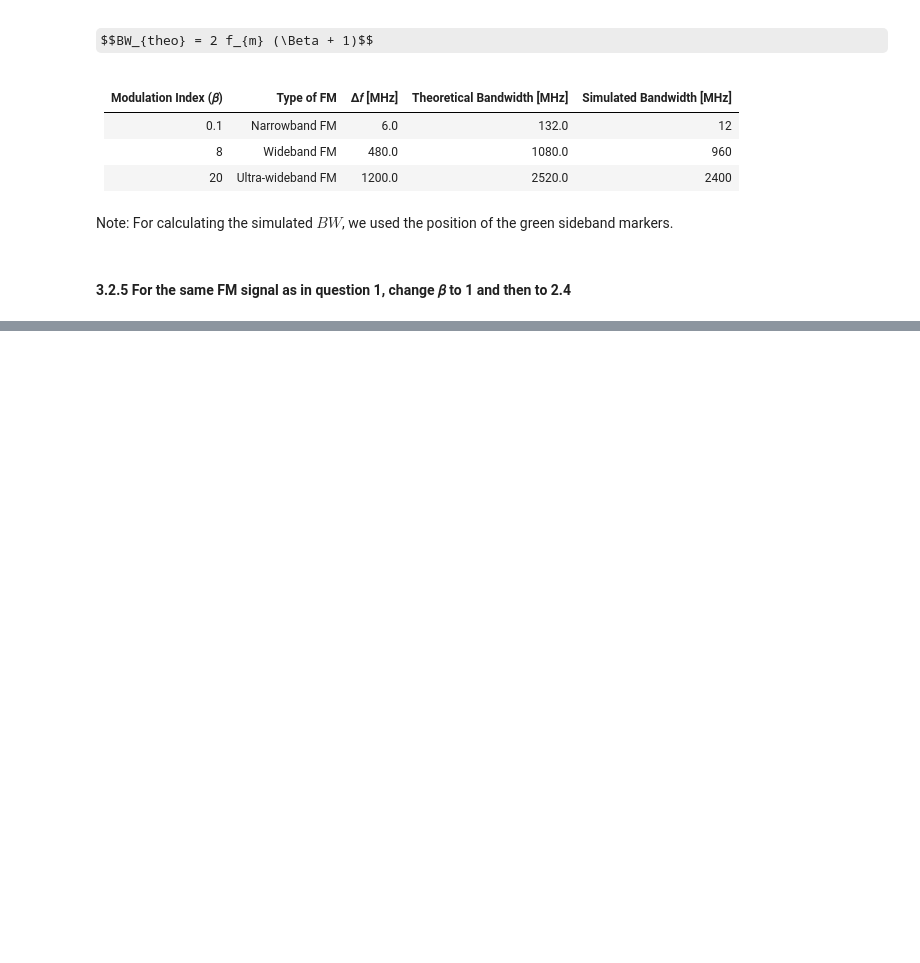
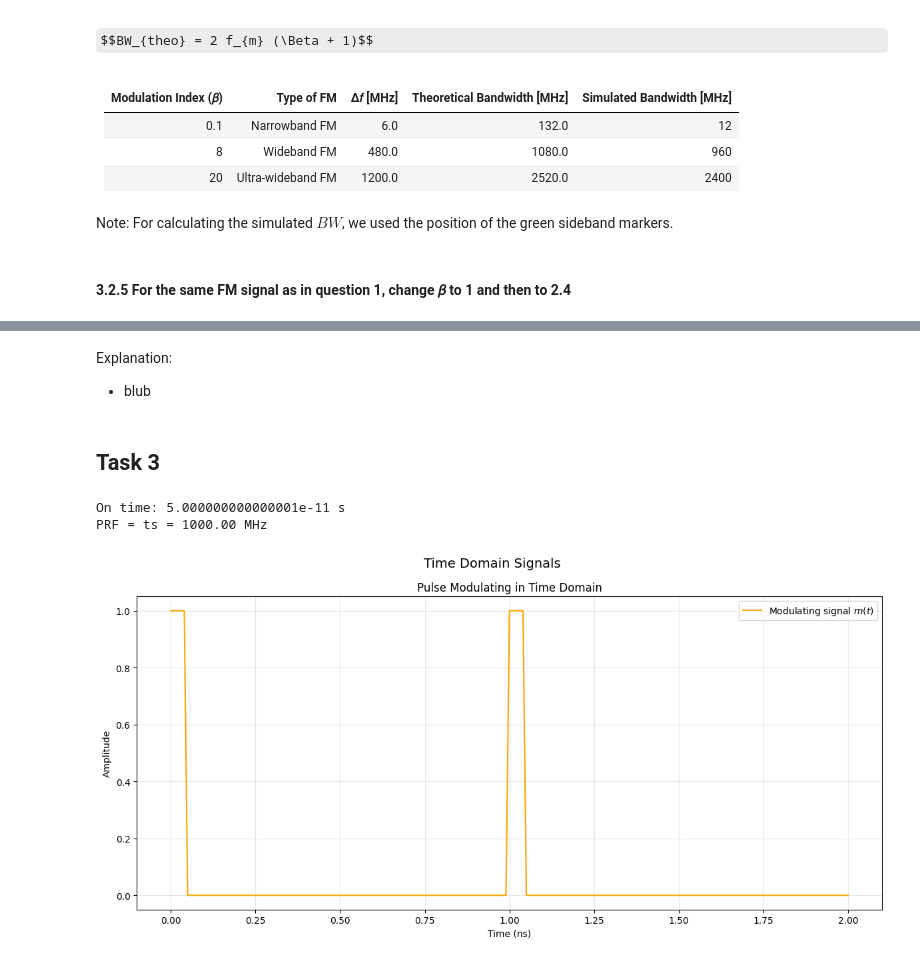
Before and after one commit to NortheLo/Microwave_Eng_Lab, a Jupyter notebook: Lab2_Spectrum_Analysis/Lab2_Preliminary.ipynb, the cells around one changed output, grey strips where cells are left out. Drawn from its saved outputs; the diff is of its cells as text; code cells hidden in the pictures; some formulas as TeX source; blank space fills up the shorter version.

Commit message:
started with task 3 from lab2 prelim

```diff
--- a/Lab2_Spectrum_Analysis/Lab2_Preliminary.ipynb
+++ b/Lab2_Spectrum_Analysis/Lab2_Preliminary.ipynb
@@ -417,0 +426,33 @@ Simulated BW: 288.00 MHz
+# %% [markdown]
+Explanation:
+- blub
+# %% [markdown]
+## Task 3
+# %%
+duty_cycle = 0.05   # [ ]
+t_s = 1e-9          # [s]
+# %%
+t = np.arange(0, 2*t_s, 1 / f_s)
+
+t_on = t_s * duty_cycle
+print(f"On time: {t_on} s")
+print(f"PRF = ts = {((1 / t_s) / 1e6):.2f} MHz")
+
+n_samples_period = int(t_s / (1 / f_s))
+n_samples_on = int(n_samples_period * duty_cycle)
+signal = np.zeros(shape=(len(t)))
+signal[: n_samples_on] = 1
+signal[n_samples_period : n_samples_on+n_samples_period] = 1
+# %% [output]
+On time: 5.000000000000001e-11 s
+PRF = ts = 1000.00 MHz
+# %%
+signals_d = [ {
+            'data': signal,
+            'label': 'Modulating signal $m(t)$',
+            'color': 'orange',
+            'title': 'Pulse Modulating in Time Domain'
+        }]
+plot_time_domain(t, signals_d, time_unit="ns", time_scale=1e9)
+# %% [output]
+[figure, added]
```
Also changed, not shown: parts of 4 cells of this notebook.
